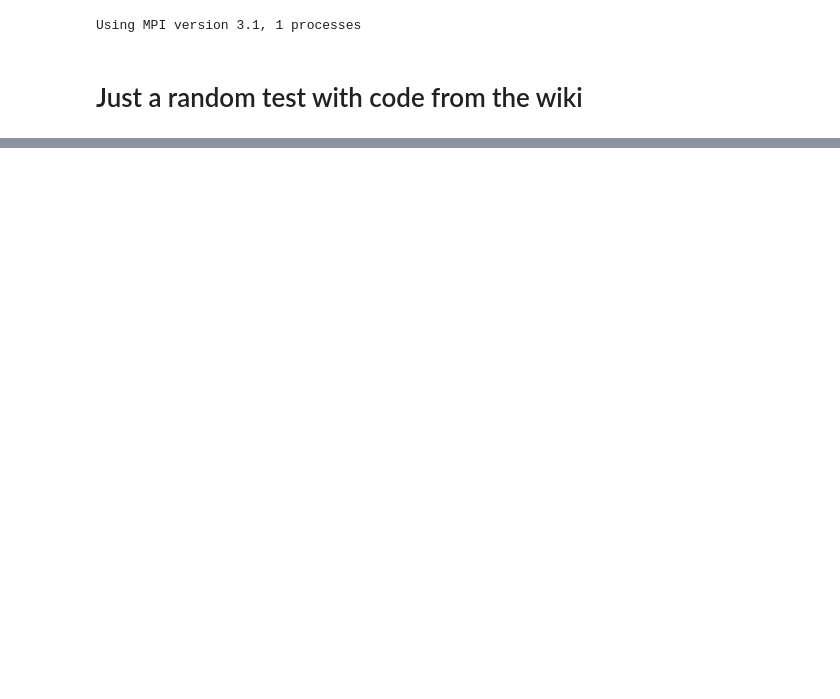
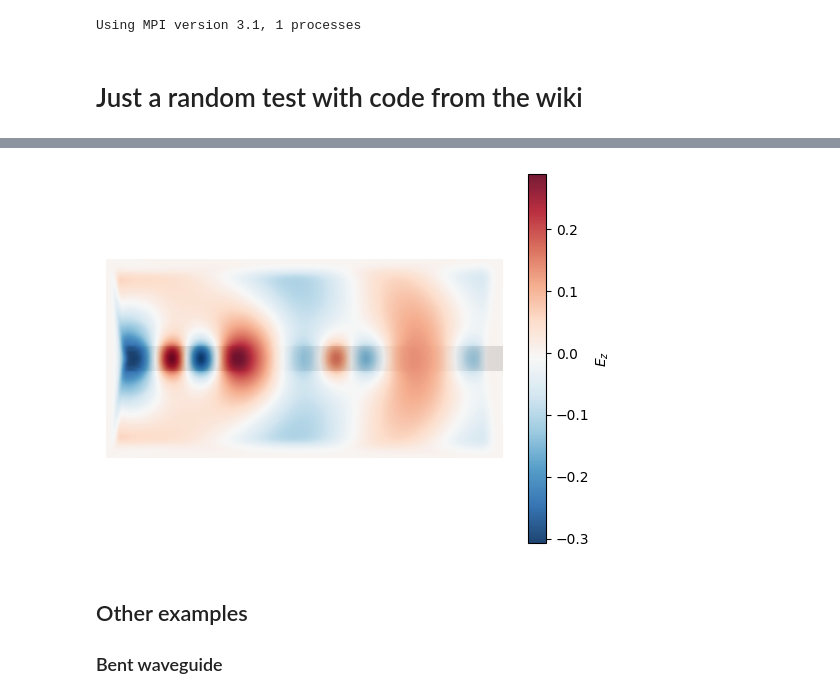
Before and after one commit to MechanicalPenguin225/quandelight, a Jupyter notebook: notebooks/discovering_meep.ipynb, the cells around one changed output, grey strips where cells are left out. Saved outputs shown, nothing was run; the diff lists cells and outputs as text; code cells hidden in the pictures; blank space fills up the shorter version.

```diff
--- a/notebooks/discovering_meep.ipynb
+++ b/notebooks/discovering_meep.ipynb
@@ -109,0 +127,24 @@ refl:, 0.32723406375034036 (real/imag), 0.32723381923768247 (complex), 0.3272330
+# %%
+cell = mp.Vector3(16,8,0)
+
+def eps_func(r):
+    return (6.5 +5.5*np.sin(r.x)) if abs(r.y) <=0.5 else 1
+
+#geometry = [mp.Block(mp.Vector3(mp.inf,1,mp.inf),
+#                     center=mp.Vector3(),
+#                     material=mp.Medium(epsilon_func = eps_func))]
+
+sources = [mp.Source(mp.ContinuousSource(frequency=0.15),
+                     component=mp.Ez,
+                     center=mp.Vector3(-7,0))]
+
+pml_layers = [mp.PML(1.0)]
+resolution = 10
+
+sim = mp.Simulation(cell_size=cell,
+                    boundary_layers=pml_layers,
+                    epsilon_func = eps_func,
+                    sources=sources,
+                    resolution=resolution)
+# %%
+sim.run(until=200)
@@ -109,0 +170,16 @@ refl:, 0.32723406375034036 (real/imag), 0.32723381923768247 (complex), 0.3272330
+# %%
+eps_data = sim.get_array(center=mp.Vector3(), size=cell, component=mp.Dielectric)
+ez_data = sim.get_array(center=mp.Vector3(), size=cell, component=mp.Ez)
+
+plt.figure()
+plt.imshow(eps_data.transpose(), interpolation='none', cmap='binary', vmin = 1)
+plt.imshow(ez_data.transpose(), interpolation='spline36', cmap='RdBu_r', alpha=0.9)
+plt.axis('off')
+plt.colorbar(label = r'$E_z$')
+plt.show()
+# %% [output]
+[figure, added]
+# %% [markdown]
+## Other examples
+
+### Bent waveguide
```
Also changed, not shown: parts of 10 cells of this notebook.
